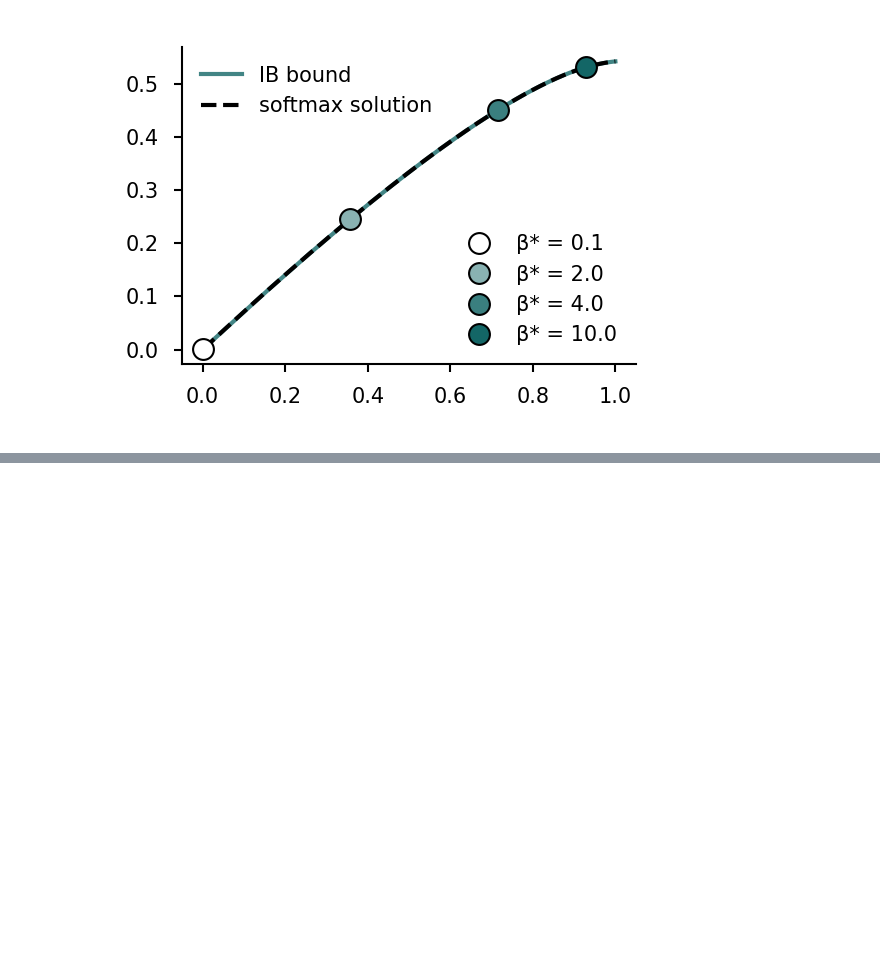
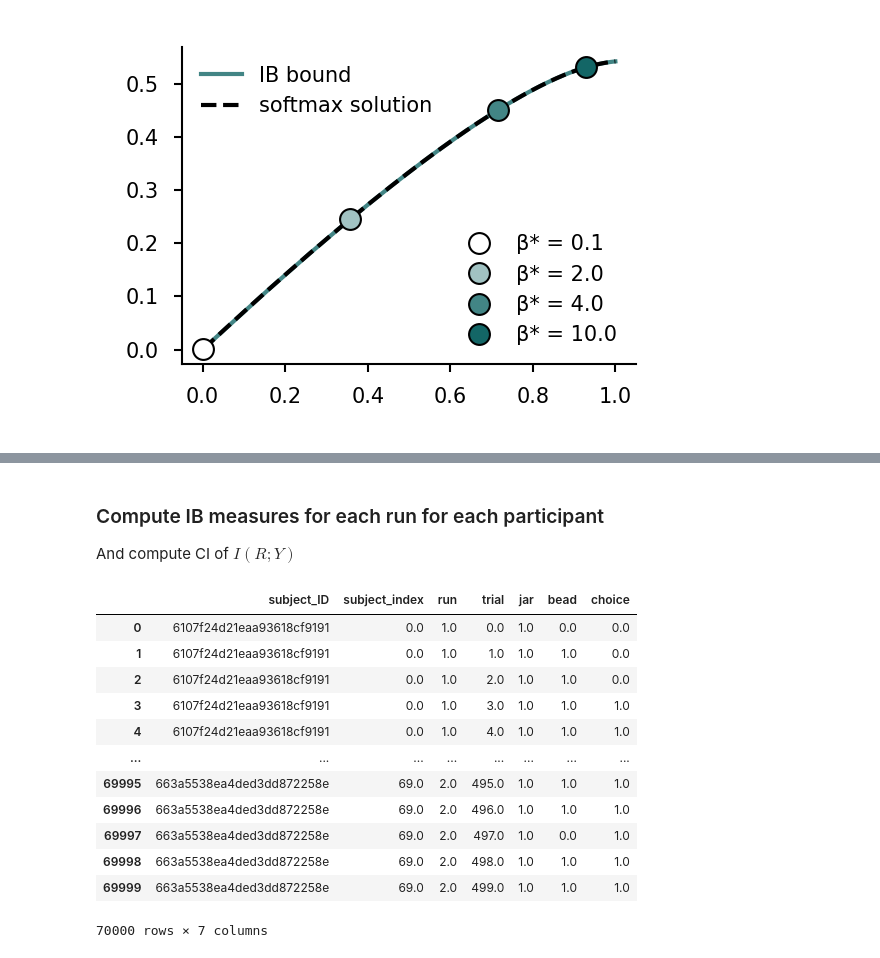
Before and after one commit to jacobaparker/human-inference-IB, a Jupyter notebook: main_analyses_figures.ipynb, the cells around one changed output, grey strips where cells are left out. Cells and saved outputs as stored; diff of their text form; code cells hidden in the pictures; blank space fills up the shorter version.

```diff
--- a/main_analyses_figures.ipynb
+++ b/main_analyses_figures.ipynb
@@ -185,0 +375,3 @@ savefig(fig, 'Figure2/figure2_IBbound')
+# %% [markdown]
+### Compute IB measures for each run for each participant
+And compute CI of $I(R;Y)$
@@ -185,0 +429,16 @@ savefig(fig, 'Figure2/figure2_IBbound')
+# %%
+datadf
+# %% [output]
+|  | subject_ID | subject_index | run | trial | jar | bead | choice |
+| 0 | 6107f24d21eaa93618cf9191 | 0.0 | 1.0 | 0.0 | 1.0 | 0.0 | 0.0 |
+| 1 | 6107f24d21eaa93618cf9191 | 0.0 | 1.0 | 1.0 | 1.0 | 1.0 | 0.0 |
+| 2 | 6107f24d21eaa93618cf9191 | 0.0 | 1.0 | 2.0 | 1.0 | 1.0 | 0.0 |
+| 3 | 6107f24d21eaa93618cf9191 | 0.0 | 1.0 | 3.0 | 1.0 | 1.0 | 1.0 |
+| 4 | 6107f24d21eaa93618cf9191 | 0.0 | 1.0 | 4.0 | 1.0 | 1.0 | 1.0 |
+| ... | ... | ... | ... | ... | ... | ... | ... |
+| 69995 | 663a5538ea4ded3dd872258e | 69.0 | 2.0 | 495.0 | 1.0 | 1.0 | 1.0 |
+| 69996 | 663a5538ea4ded3dd872258e | 69.0 | 2.0 | 496.0 | 1.0 | 1.0 | 1.0 |
+| 69997 | 663a5538ea4ded3dd872258e | 69.0 | 2.0 | 497.0 | 1.0 | 0.0 | 1.0 |
+| 69998 | 663a5538ea4ded3dd872258e | 69.0 | 2.0 | 498.0 | 1.0 | 1.0 | 1.0 |
+| 69999 | 663a5538ea4ded3dd872258e | 69.0 | 2.0 | 499.0 | 1.0 | 1.0 | 1.0 |
+70000 rows × 7 columns
```
Also changed, not shown: parts of 17 cells of this notebook, 2 other files.
